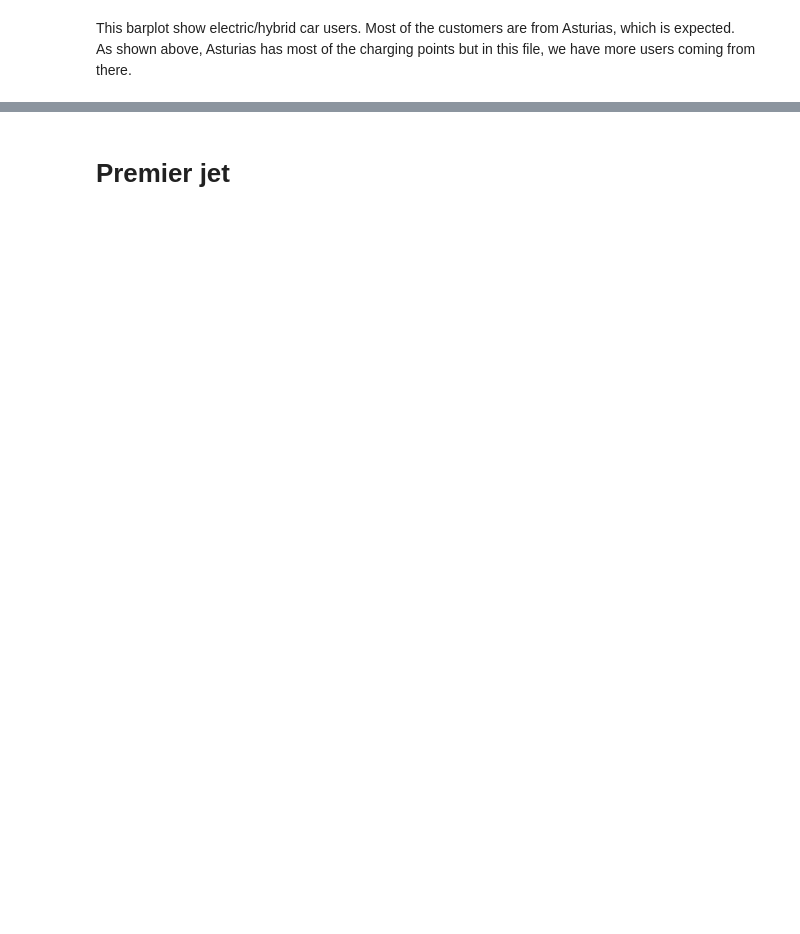
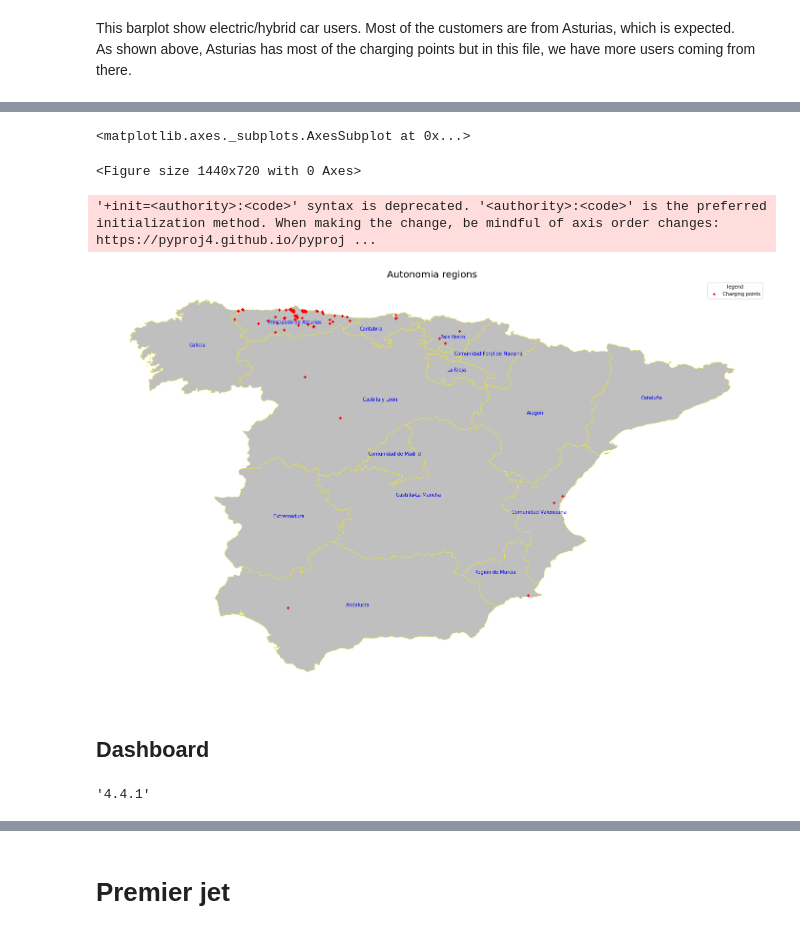
Before and after one commit to Ouardavalue/EDP, a Jupyter notebook: EDP.ipynb, the cells around one changed output, grey strips where cells are left out. Saved outputs shown, nothing was run; the diff lists cells and outputs as text; code cells hidden in the pictures; blank space fills up the shorter version.

```diff
--- a/EDP.ipynb
+++ b/EDP.ipynb
@@ -474,0 +693,59 @@ fig.show()
+# %%
+# https://github.com/deldersveld/topojson/tree/master/countries/spain
+import geopandas as gpd
+import json
+
+plt.rcParams['figure.figsize'] = (20, 10)
+plt.rc_context({'figure.facecolor':'white'})
+df = gpd.read_file('spain-provinces.json')
+df.plot(color='grey', ax=ax,  alpha = 0.8)
+# %% [output]
+<matplotlib.axes._subplots.AxesSubplot at 0x...>
+<Figure size 1440x720 with 0 Axes>
+# %%
+#with open('spain-comunidad.json',"r") as json_file:
+    #   with json.load(json_file) as json_file_load:
+#df = pd.read_json('spain-comunidad.json')
+crs = {'init': 'epsg:4326'}
+geo_df_com = gpd.read_file('spain-comunidad.json', crs = crs)
+geo_df_com.info()
+#geo_df_com.scale(xfact = 0.00038734388431869277, yfact = 0.00027674749512036695)
+#geo_df_com.affine_transform([0, 0, 0, 0, -9.298193999999967,35.280422000000044])
+# Remove Island
+geo_df_com = geo_df_com[geo_df_com["NAME_1"] != "Islas Baleares"]
+geo_df_com = geo_df_com[geo_df_com["NAME_1"] != "Ceuta y Melilla"]
+
+geo_df_com['coord_label'] = geo_df_com['geometry'].apply(lambda x: x.representative_point().coords[:])
+geo_df_com['coord_label'] = [coords[0] for coords in geo_df_com['coord_label']]
+
+
+#geo_df_com.head()
+fig, ax = plt.subplots(1,1)
+# plot background map
+geo_df_com.plot(color='grey', ax = ax, alpha = 0.8)
+# %%
+# https://github.com/rylativity/identifying_wnv_locations-raw_repo-/blob/master/03-Geo_modeling.ipynb
+from shapely.geometry import Point, Polygon
+df_points_dist = pd.DataFrame()
+geometry = [Point(row_i["longitud"], row_i["latitud"]) for index_i, row_i in df_merged_w_points.drop_duplicates().dropna().iterrows()
+                                ]
+geo_points = gpd.GeoDataFrame(geometry = geometry, crs = crs)
+# %% [output]
+'+init=<authority>:<code>' syntax is deprecated. '<authority>:<code>' is the preferred initialization method. When making the change, be mindful of axis order changes: https://pyproj4.github.io/pyproj ...
+# %%
+fig, ax = plt.subplots(1,1,figsize = (25, 25))
+# plot background map
+geo_df_com.plot(color='grey', ax = ax, alpha = 0.5, edgecolor='yellow', legend=True)
+ax.set_title("Autonomia regions", fontsize=20)
+# plot autonomia region name
+for idx, row in geo_df_com.iterrows():
+    plt.annotate(s=row['NAME_1'], xy=row['coord_label'],
+                 horizontalalignment='center',color='blue')
+# plot point
+geo_points.plot(marker = '+', color='red', ax=ax, label = "Charging points", markersize = 40, legend = True)
+ax.legend(title="legend")
+ax.set_axis_off()
+ax.set_axis_off()
+# TODO : ajouter route et principales villes
+# %% [output]
+[figure, added]
@@ -474,0 +759,7 @@ fig.show()
+# %% [markdown]
+## Dashboard
+# %%
+import plotly
+plotly.__version__
+# %% [output]
+'4.4.1'
```
Also changed, not shown: parts of 41 cells of this notebook.
